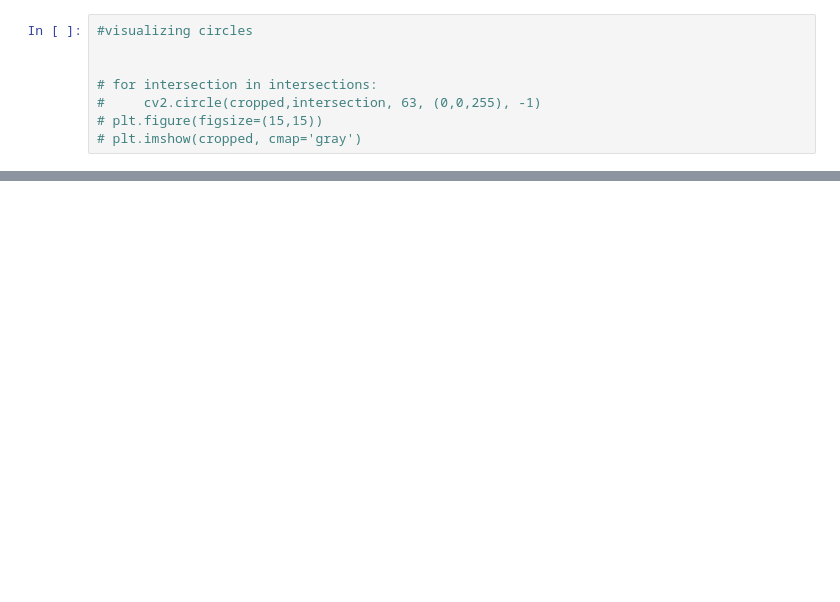
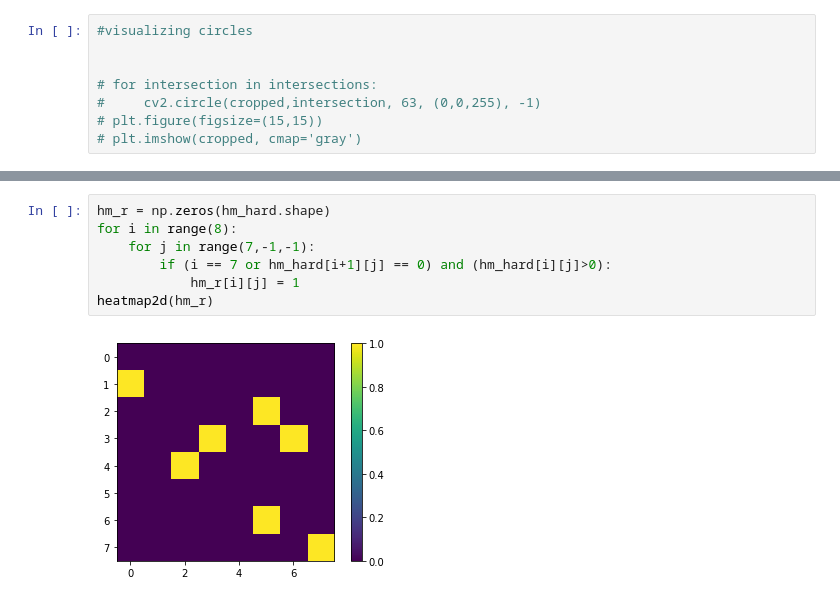
Before and after one commit to xtreemtg/chess_cheaters, a Jupyter notebook: Board_recognizer.ipynb, the cells around one changed output, grey strips where cells are left out. Drawn from its saved outputs; the diff is of its cells as text; blank space fills up the shorter version.

```diff
--- a/Board_recognizer.ipynb
+++ b/Board_recognizer.ipynb
@@ -316,0 +362,9 @@ plot_smart_squares(cropped, smart_squares)
+# %%
+hm_r = np.zeros(hm_hard.shape)
+for i in range(8):
+    for j in range(7,-1,-1):
+        if (i == 7 or hm_hard[i+1][j] == 0) and (hm_hard[i][j]>0):
+            hm_r[i][j] = 1
+heatmap2d(hm_r)
+# %% [output]
+[figure, added]
```
Also changed, not shown: parts of 11 cells of this notebook, 1 other file.
